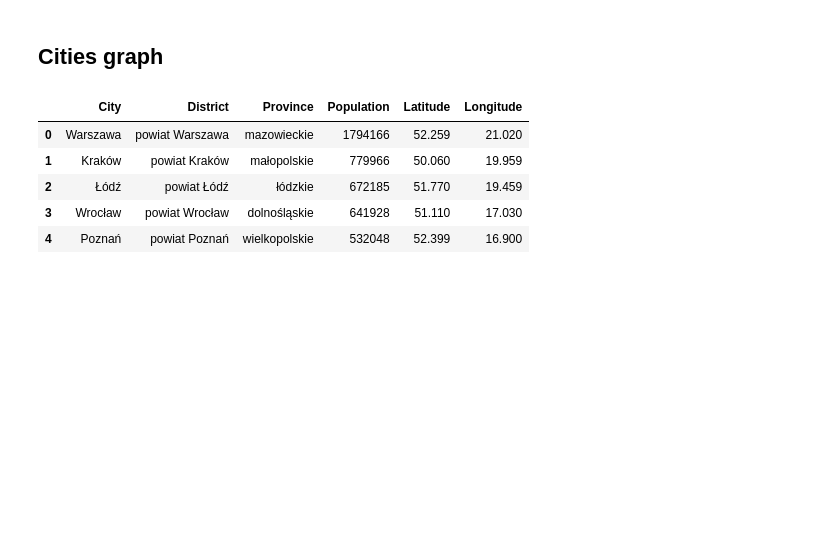
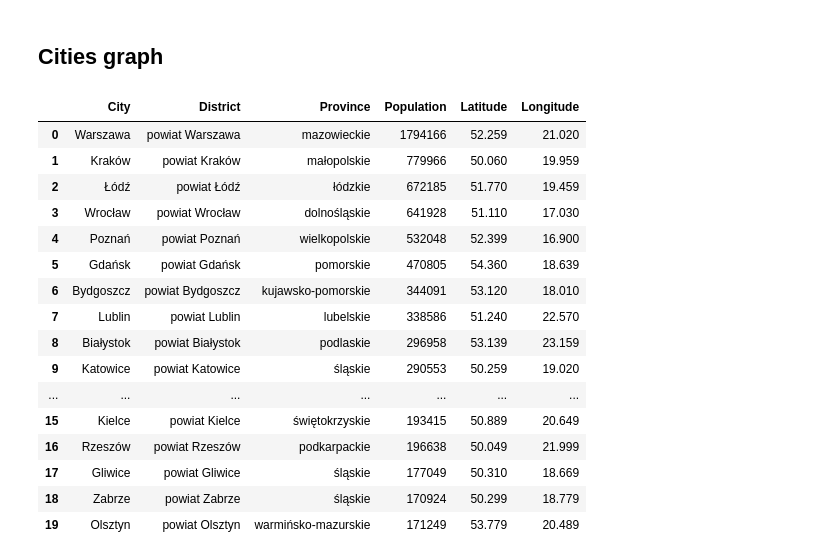
Before and after one commit to FrightenedFox/Networks-and-Graphs, a Jupyter notebook: Notebooks/cities_graph.ipynb, the cells around one changed output. Drawn from its saved outputs; the diff is of its cells as text; code cells hidden in the pictures; blank space fills up the shorter version.

```diff
--- a/Notebooks/cities_graph.ipynb
+++ b/Notebooks/cities_graph.ipynb
@@ -6,16 +6,27 @@ import networkx as nx
 import numpy as np
 import matplotlib as plt
 # %%
-df = pd.read_csv("../Data/Combined.csv", sep=";", decimal=",")
-tdf  = df[:8]
-df.head()
+df = pd.read_csv("../Data/Cities.csv", sep=";", decimal=",")
+tdf  = df[:20]
+df.head(20)
 # %% [output]
 |  | City | District | Province | Population | Latitude | Longitude |
 | 0 | Warszawa | powiat Warszawa | mazowieckie | 1794166 | 52.259 | 21.020 |
 | 1 | Kraków | powiat Kraków | małopolskie | 779966 | 50.060 | 19.959 |
 | 2 | Łódź | powiat Łódź | łódzkie | 672185 | 51.770 | 19.459 |
 | 3 | Wrocław | powiat Wrocław | dolnośląskie | 641928 | 51.110 | 17.030 |
 | 4 | Poznań | powiat Poznań | wielkopolskie | 532048 | 52.399 | 16.900 |
+| 5 | Gdańsk | powiat Gdańsk | pomorskie | 470805 | 54.360 | 18.639 |
+| 6 | Bydgoszcz | powiat Bydgoszcz | kujawsko-pomorskie | 344091 | 53.120 | 18.010 |
+| 7 | Lublin | powiat Lublin | lubelskie | 338586 | 51.240 | 22.570 |
+| 8 | Białystok | powiat Białystok | podlaskie | 296958 | 53.139 | 23.159 |
+| 9 | Katowice | powiat Katowice | śląskie | 290553 | 50.259 | 19.020 |
+| ... | ... | ... | ... | ... | ... | ... |
+| 15 | Kielce | powiat Kielce | świętokrzyskie | 193415 | 50.889 | 20.649 |
+| 16 | Rzeszów | powiat Rzeszów | podkarpackie | 196638 | 50.049 | 21.999 |
+| 17 | Gliwice | powiat Gliwice | śląskie | 177049 | 50.310 | 18.669 |
+| 18 | Zabrze | powiat Zabrze | śląskie | 170924 | 50.299 | 18.779 |
+| 19 | Olsztyn | powiat Olsztyn | warmińsko-mazurskie | 171249 | 53.779 | 20.489 |
 # %%
 G = nx.Graph()
 G.add_nodes_from(tdf.index)
```
Also changed, not shown: parts of 1 cell of this notebook, 4 other files.
